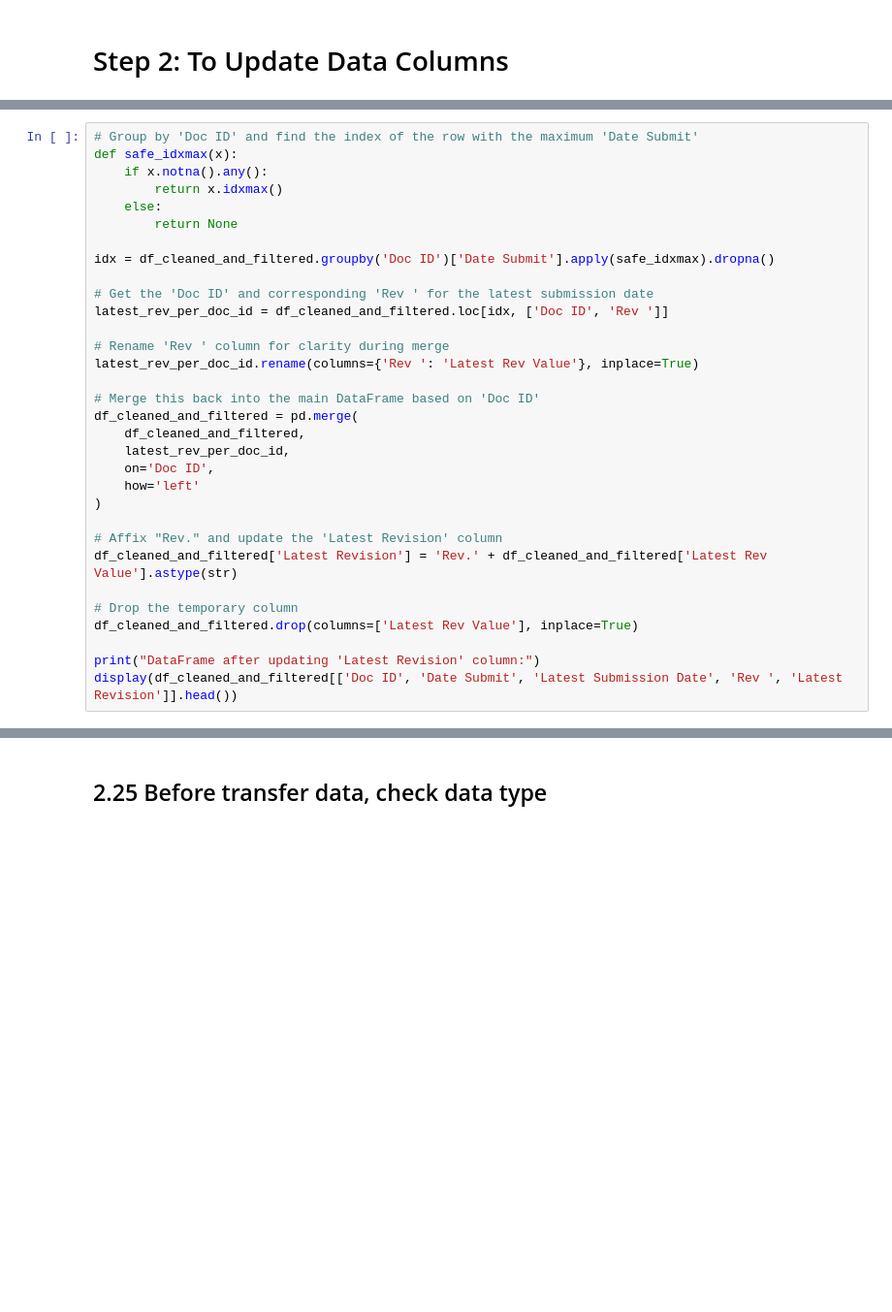
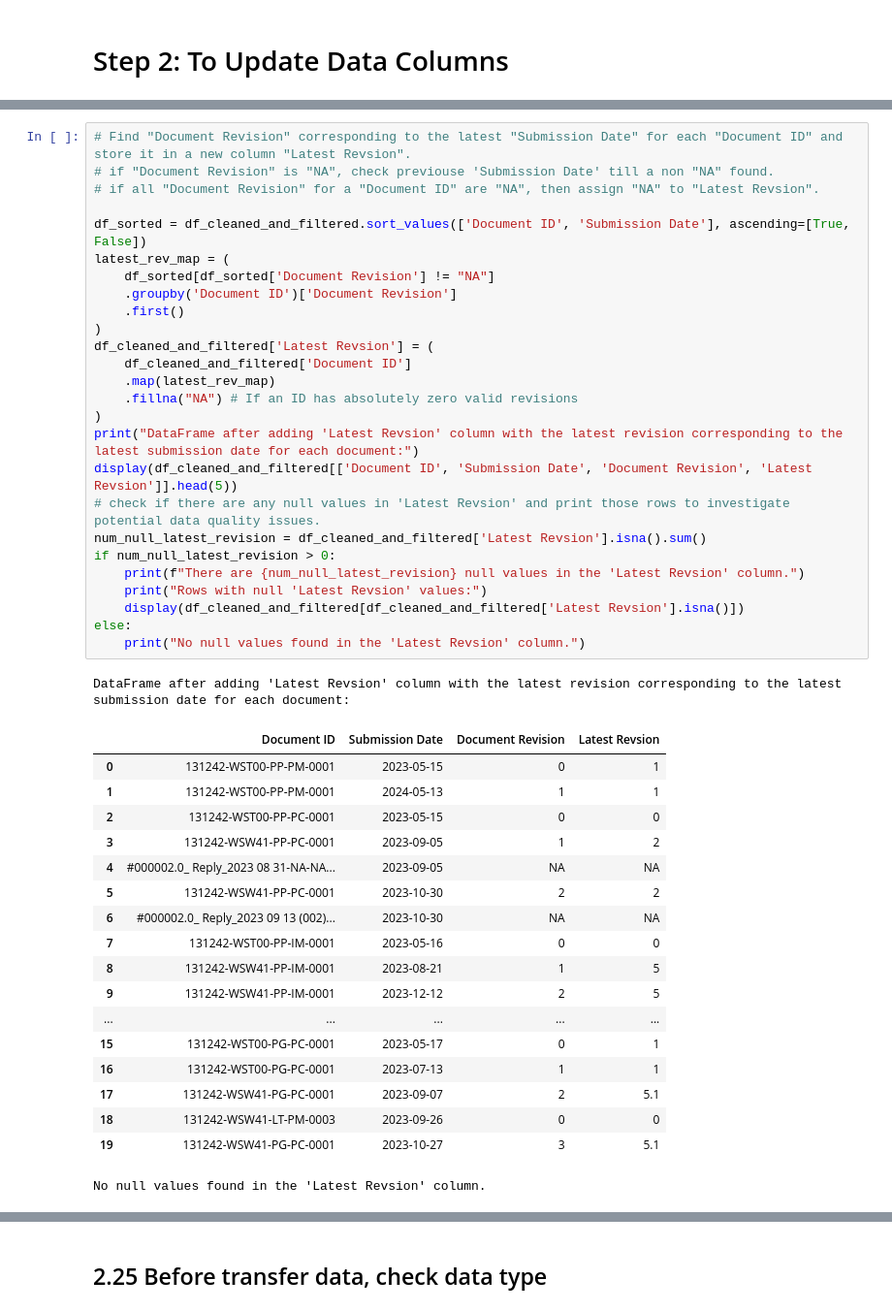
Before and after one commit to chinwarsoon/Engineering-and-Design, a Jupyter notebook: dcc/dcc_mdl.ipynb, the cells around one changed output, grey strips where cells are left out. Shown at 97% size. Cells and saved outputs as stored; diff of their text form; blank space fills up the shorter version.

```diff
--- a/dcc/dcc_mdl.ipynb
+++ b/dcc/dcc_mdl.ipynb
@@ -379,32 +656,46 @@ display(df_cleaned_and_filtered[['Doc ID', 'Rev ']].head())
 # %%
-# Group by 'Doc ID' and find the index of the row with the maximum 'Date Submit'
-def safe_idxmax(x):
-    if x.notna().any():
-        return x.idxmax()
-    else:
-        return None
+# Find "Document Revision" corresponding to the latest "Submission Date" for each "Document ID" and store it in a new column "Latest Revsion".
+# if "Document Revision" is "NA", check previouse 'Submission Date' till a non "NA" found.
+# if all "Document Revision" for a "Document ID" are "NA", then assign "NA" to "Latest Revsion".
 
-idx = df_cleaned_and_filtered.groupby('Doc ID')['Date Submit'].apply(safe_idxmax).dropna()
-
-# Get the 'Doc ID' and corresponding 'Rev ' for the latest submission date
-latest_rev_per_doc_id = df_cleaned_and_filtered.loc[idx, ['Doc ID', 'Rev ']]
-
-# Rename 'Rev ' column for clarity during merge
-latest_rev_per_doc_id.rename(columns={'Rev ': 'Latest Rev Value'}, inplace=True)
-
-# Merge this back into the main DataFrame based on 'Doc ID'
-df_cleaned_and_filtered = pd.merge(
-    df_cleaned_and_filtered,
-    latest_rev_per_doc_id,
-    on='Doc ID',
-    how='left'
+df_sorted = df_cleaned_and_filtered.sort_values(['Document ID', 'Submission Date'], ascending=[True, False])
+latest_rev_map = (
+    df_sorted[df_sorted['Document Revision'] != "NA"]
+    .groupby('Document ID')['Document Revision']
+    .first()
 )
-
-# Affix "Rev." and update the 'Latest Revision' column
-df_cleaned_and_filtered['Latest Revision'] = 'Rev.' + df_cleaned_and_filtered['Latest Rev Value'].astype(str)
-
-# Drop the temporary column
-df_cleaned_and_filtered.drop(columns=['Latest Rev Value'], inplace=True)
-
-print("DataFrame after updating 'Latest Revision' column:")
-display(df_cleaned_and_filtered[['Doc ID', 'Date Submit', 'Latest Submission Date', 'Rev ', 'Latest Revision']].head())
+df_cleaned_and_filtered['Latest Revsion'] = (
+    df_cleaned_and_filtered['Document ID']
+    .map(latest_rev_map)
+    .fillna("NA") # If an ID has absolutely zero valid revisions
+)
+print("DataFrame after adding 'Latest Revsion' column with the latest revision corresponding to the latest submission date for each document:")
+display(df_cleaned_and_filtered[['Document ID', 'Submission Date', 'Document Revision', 'Latest Revsion']].head(5))
+# check if there are any null values in 'Latest Revsion' and print those rows to investigate potential data quality issues.
+num_null_latest_revision = df_cleaned_and_filtered['Latest Revsion'].isna().sum()
+if num_null_latest_revision > 0:
+    print(f"There are {num_null_latest_revision} null values in the 'Latest Revsion' column.")
+    print("Rows with null 'Latest Revsion' values:")
+    display(df_cleaned_and_filtered[df_cleaned_and_filtered['Latest Revsion'].isna()])
+else:
+    print("No null values found in the 'Latest Revsion' column.")
+# %% [output]
+DataFrame after adding 'Latest Revsion' column with the latest revision corresponding to the latest submission date for each document:
+|  | Document ID | Submission Date | Document Revision | Latest Revsion |
+| 0 | 131242-WST00-PP-PM-0001 | 2023-05-15 | 0 | 1 |
+| 1 | 131242-WST00-PP-PM-0001 | 2024-05-13 | 1 | 1 |
+| 2 | 131242-WST00-PP-PC-0001 | 2023-05-15 | 0 | 0 |
+| 3 | 131242-WSW41-PP-PC-0001 | 2023-09-05 | 1 | 2 |
+| 4 | #000002.0_ Reply_2023 08 31-NA-NA... | 2023-09-05 | NA | NA |
+| 5 | 131242-WSW41-PP-PC-0001 | 2023-10-30 | 2 | 2 |
+| 6 | #000002.0_ Reply_2023 09 13 (002)... | 2023-10-30 | NA | NA |
+| 7 | 131242-WST00-PP-IM-0001 | 2023-05-16 | 0 | 0 |
+| 8 | 131242-WSW41-PP-IM-0001 | 2023-08-21 | 1 | 5 |
+| 9 | 131242-WSW41-PP-IM-0001 | 2023-12-12 | 2 | 5 |
+| ... | ... | ... | ... | ... |
+| 15 | 131242-WST00-PG-PC-0001 | 2023-05-17 | 0 | 1 |
+| 16 | 131242-WST00-PG-PC-0001 | 2023-07-13 | 1 | 1 |
+| 17 | 131242-WSW41-PG-PC-0001 | 2023-09-07 | 2 | 5.1 |
+| 18 | 131242-WSW41-LT-PM-0003 | 2023-09-26 | 0 | 0 |
+| 19 | 131242-WSW41-PG-PC-0001 | 2023-10-27 | 3 | 5.1 |
+No null values found in the 'Latest Revsion' column.
```
Also changed, not shown: parts of 77 cells of this notebook, 1 other file.
